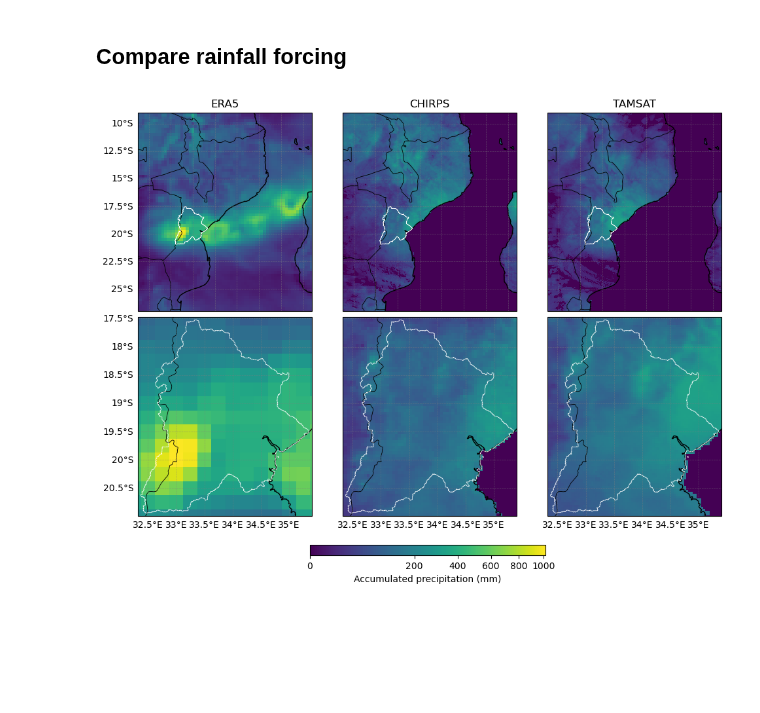
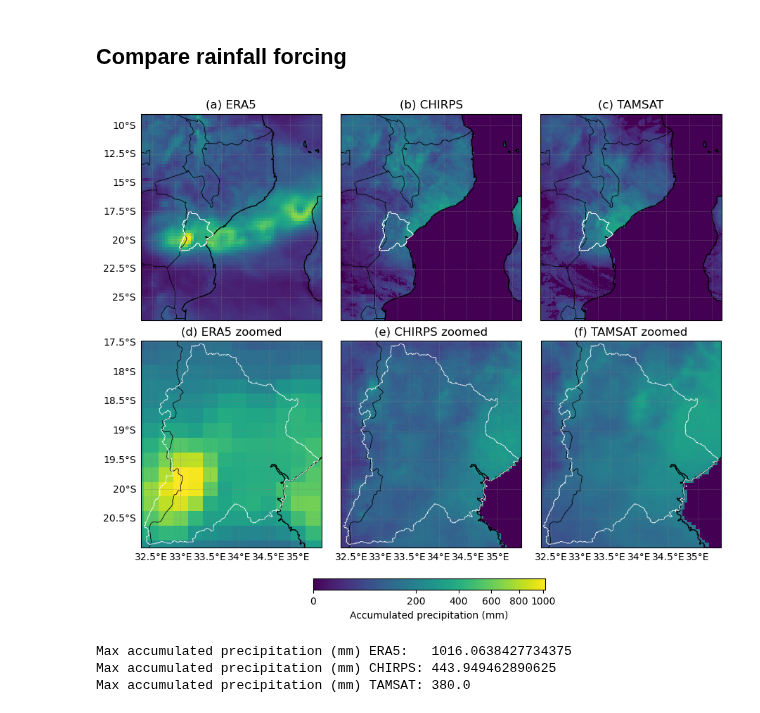
Before and after one commit to HORIZON-COMPASS/compound-flooding-tropical-cyclones, a Jupyter notebook: Attribution_results/scripts/A_comparing_rainfall_forcing.ipynb, the cells around one changed output. Drawn from its saved outputs; the diff is of its cells as text; code cells hidden in the pictures; blank space fills up the shorter version.

```diff
--- a/Attribution_results/scripts/A_comparing_rainfall_forcing.ipynb
+++ b/Attribution_results/scripts/A_comparing_rainfall_forcing.ipynb
@@ -95,14 +95,15 @@ tamsat_tp_MZ = data_catalog.get_rasterdataset(
 )
 # %%
 # Set up subplots
-fig, axes = plt.subplots(2, 3, figsize=(12, 8), subplot_kw={"projection": ccrs.PlateCarree()})
+fig, axes = plt.subplots(2, 3, figsize=(11, 8), subplot_kw={"projection": ccrs.PlateCarree()})
 
 # List of datasets and titles
 datasets = [
-    (era5_tp_MZ, "ERA5"),
-    (chirps_tp_MZ, "CHIRPS"),
-    (tamsat_tp_MZ, "TAMSAT"),
+    (era5_tp_MZ, "(a) ERA5"),
+    (chirps_tp_MZ, "(b) CHIRPS"),
+    (tamsat_tp_MZ, "(c) TAMSAT"),
 ]
+zoomed_titles = ["(d) ERA5 zoomed", "(e) CHIRPS zoomed", "(f) TAMSAT zoomed"]
 
 # Sum and determine color limits
 accums = []
@@ -141,33 +142,45 @@ for i, ((data, title), summed) in enumerate(zip(datasets, accums)):
         )
 
         ax.coastlines()
         ax.add_feature(cfeature.BORDERS, linewidth=0.6)
         ax.add_geometries([outer_boundary], crs=ccrs.PlateCarree(),
                           edgecolor='white', facecolor='none', linewidth=0.5)
         if row == 0:
             # Full extent (wider region)
             ax.set_extent([minx_big, maxx_big-1.2, miny_big, maxy_big], crs=ccrs.PlateCarree())
             ax.set_title(f"{title}")
         else:
             ax.set_extent([minx - 0.05, maxx + 0.05, miny - 0.05, maxy + 0.05], crs=ccrs.PlateCarree())
-            ax.set_title(f"")
+            ax.set_title(f"{zoomed_titles[i]}")
 
         # Add gridlines with lat/lon labels
         gl = ax.gridlines(draw_labels=True, linewidth=0.5, color='gray', alpha=0.5, linestyle='--')
         gl.top_labels = False         # You can set this to True if needed
         gl.right_labels = False       # Typically False unless you want labels on the rightmost plots
         gl.bottom_labels = (row == 1) # Only bottom row gets bottom labels
         gl.left_labels = (i == 0)     # Only leftmost plots get y-axis labels
         gl.xlabel_style = {'size': 10}
         gl.ylabel_style = {'size': 10}
 
 # Add colorbar below all subplots
 cbar_ax = fig.add_axes([0.36, 0.035, 0.3, 0.02])  # [left, bottom, width, height]
 cbar = fig.colorbar(im, cax=cbar_ax, orientation='horizontal')
 cbar.set_label("Accumulated precipitation (mm)")
 
 # Adjust spacing between rows
-plt.subplots_adjust(hspace=0.03, wspace=0.03)
+plt.subplots_adjust(hspace=0.1, wspace=0.0)
 plt.show()
 # %% [output]
-[figure, old version]
+[figure, new version]
+# %%
+era5_region_max = era5_tp_MZ.sum(dim=time_dim).max().values
+chirps_region_max = chirps_tp_MZ.sum(dim=time_dim).max().values
+tamsat_region_max = tamsat_tp_MZ.sum(dim=time_dim).max().values
+
+print(f"Max accumulated precipitation (mm) ERA5:   {era5_region_max}")
+print(f"Max accumulated precipitation (mm) CHIRPS: {chirps_region_max}")
+print(f"Max accumulated precipitation (mm) TAMSAT: {tamsat_region_max}")
+# %% [output]
+Max accumulated precipitation (mm) ERA5:   1016.0638427734375
+Max accumulated precipitation (mm) CHIRPS: 443.949462890625
+Max accumulated precipitation (mm) TAMSAT: 380.0
```
